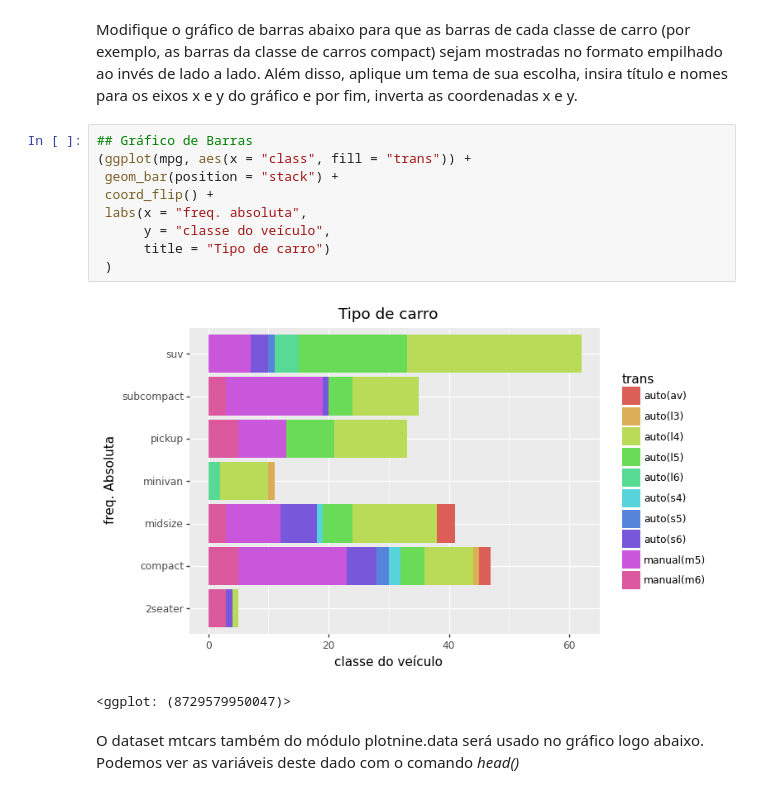
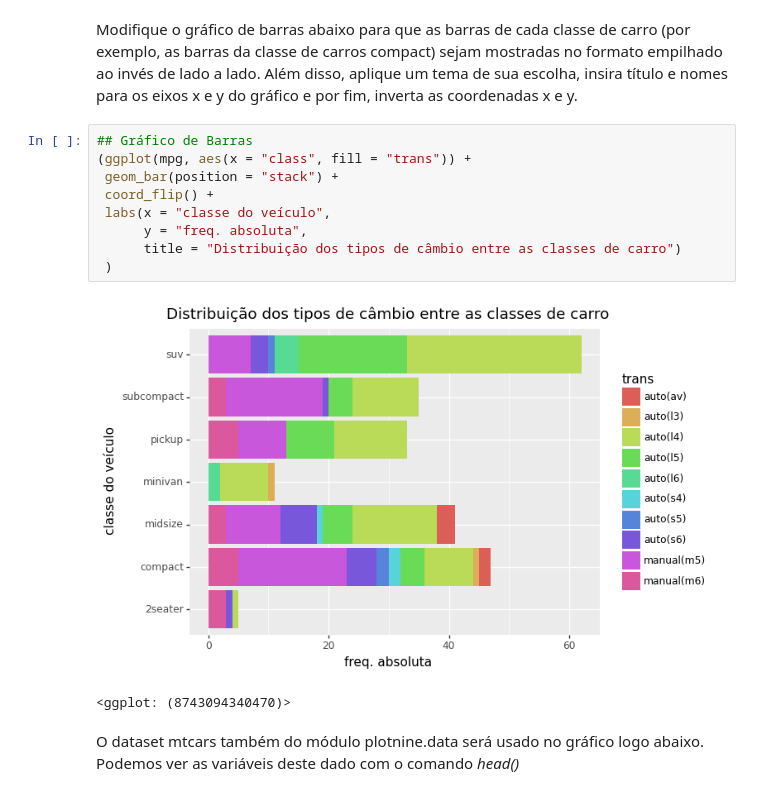
Before and after one commit to ef-souza/intro_python_verao_ime_2023, a Jupyter notebook: exercicios/exercicio04.ipynb, the cells around one changed output. Drawn from its saved outputs; the diff is of its cells as text.

```diff
--- a/exercicios/exercicio04.ipynb
+++ b/exercicios/exercicio04.ipynb
@@ -40,15 +43,15 @@ Modifique o gráfico de barras abaixo para que as barras de cada classe de carro
 # %%
 ## Gráfico de Barras
 (ggplot(mpg, aes(x = "class", fill = "trans")) +
  geom_bar(position = "stack") +
  coord_flip() +
- labs(x = "freq. absoluta",
-      y = "classe do veículo",
-      title = "Tipo de carro")
+ labs(x = "classe do veículo",
+      y = "freq. absoluta",
+      title = "Distribuição dos tipos de câmbio entre as classes de carro")
  )
 # %% [output]
-[figure, old version]
+[figure, new version]
-<ggplot: (8729579950047)>
+<ggplot: (8743094340470)>
 # %% [markdown]
 O dataset mtcars também do módulo plotnine.data será usado no gráfico logo abaixo. Podemos ver as variáveis deste dado com o comando *head()*
 # %%
```
Also changed, not shown: parts of 1 cell of this notebook.
